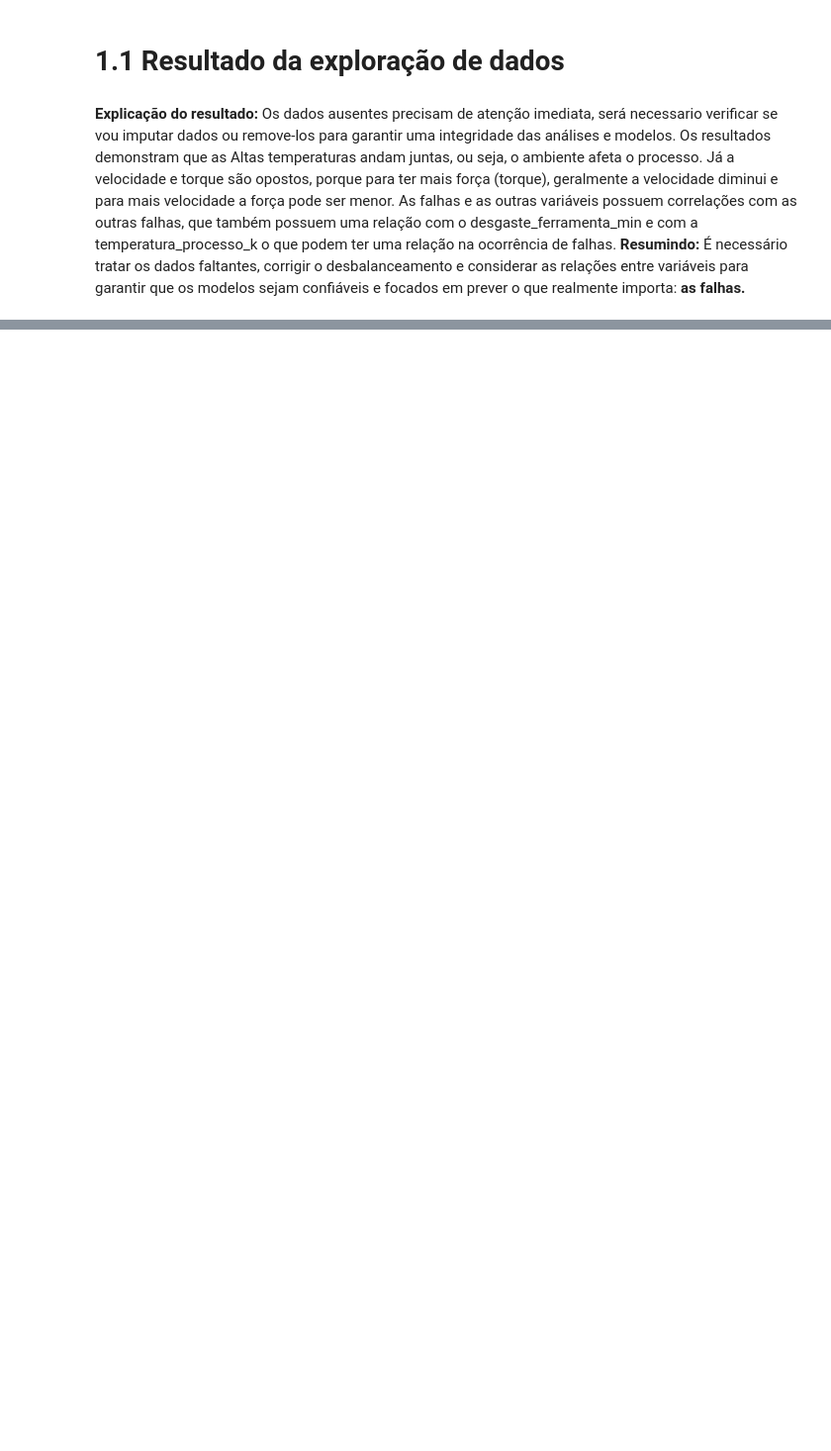
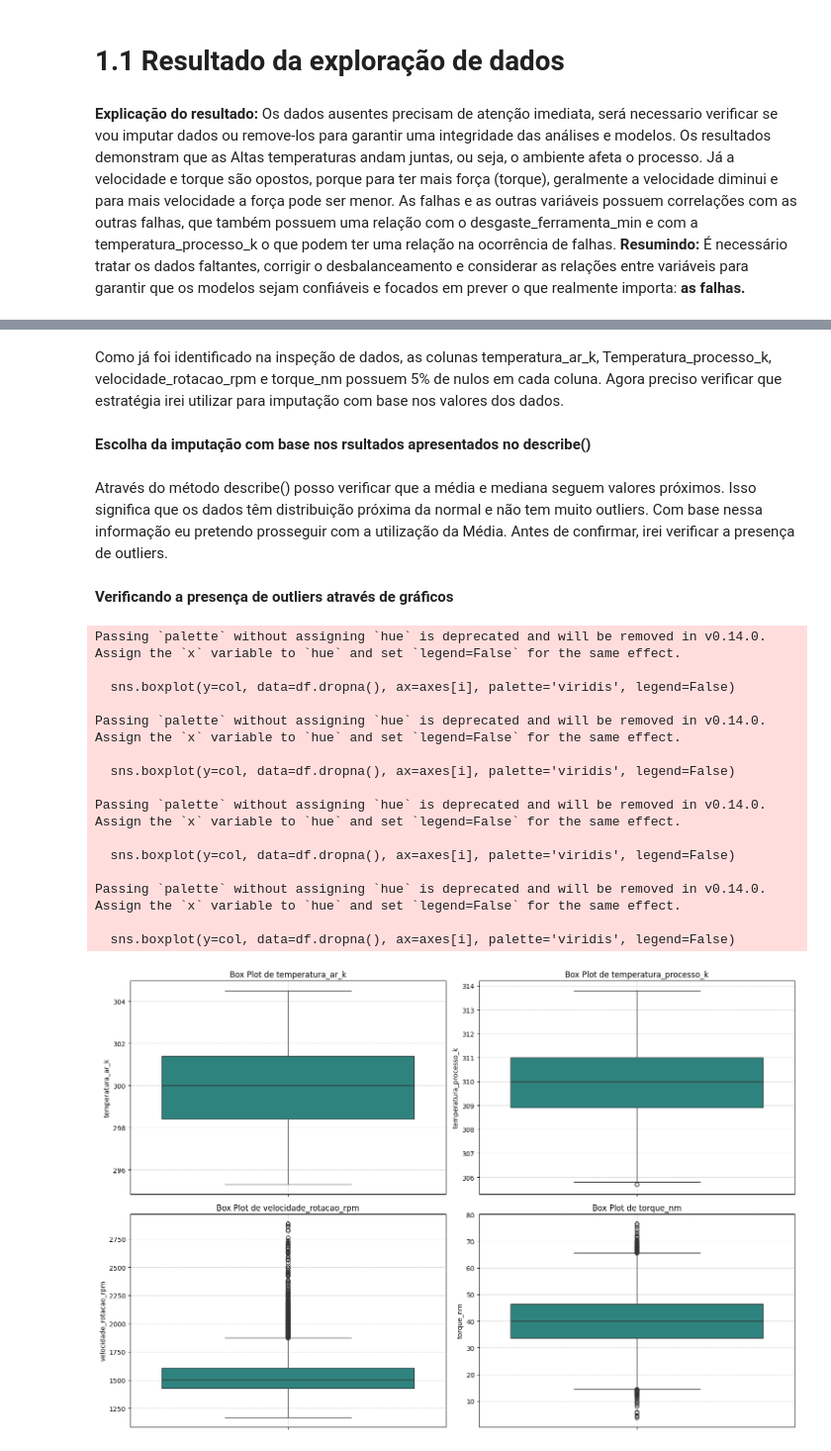
Before and after one commit to nemseibr/SCTEC2026.GEARGUARD, a Jupyter notebook: PROJETO_AVALIATIVO_MÓDULO_1.ipynb, the cells around one changed output, grey strips where cells are left out. Shown at 99% size. Saved outputs shown, nothing was run; the diff lists cells and outputs as text; code cells hidden in the pictures; blank space fills up the shorter version.

Commit message:
Limpeza e Tratamento de dados

```diff
--- a/PROJETO_AVALIATIVO_MÓDULO_1.ipynb
+++ b/PROJETO_AVALIATIVO_MÓDULO_1.ipynb
@@ -187,0 +238,37 @@ plt.show()
+# %% [markdown]
+Como já foi identificado na inspeção de dados, as colunas temperatura_ar_k, Temperatura_processo_k, velocidade_rotacao_rpm e torque_nm possuem 5% de nulos em cada coluna. Agora preciso verificar que estratégia irei utilizar para imputação com base nos valores dos dados.
+# %% [markdown]
+**Escolha da imputação com base nos rsultados apresentados no describe()**
+# %% [markdown]
+Através do método describe() posso verificar que a média e mediana seguem valores próximos. Isso significa que os dados têm distribuição próxima da normal e não tem muito outliers. Com base nessa informação eu pretendo prosseguir com a utilização da Média. Antes de confirmar, irei verificar a presença de outliers.
+# %% [markdown]
+**Verificando a presença de outliers através de gráficos**
+# %%
+fig, axes = plt.subplots(2, 2, figsize=(15, 10))
+axes = axes.flatten()
+
+for i, col in enumerate(preditoras_vars):
+    sns.boxplot(y=col, data=df.dropna(), ax=axes[i], palette='viridis', legend=False)
+    axes[i].set_title(f'Box Plot de {col}')
+    axes[i].set_ylabel(col)
+    axes[i].grid(True, linestyle='--', alpha=0.6)
+
+plt.tight_layout()
+plt.show()
+# %% [output]
+Passing `palette` without assigning `hue` is deprecated and will be removed in v0.14.0. Assign the `x` variable to `hue` and set `legend=False` for the same effect.
+
+  sns.boxplot(y=col, data=df.dropna(), ax=axes[i], palette='viridis', legend=False)
+
+Passing `palette` without assigning `hue` is deprecated and will be removed in v0.14.0. Assign the `x` variable to `hue` and set `legend=False` for the same effect.
+
+  sns.boxplot(y=col, data=df.dropna(), ax=axes[i], palette='viridis', legend=False)
+
+Passing `palette` without assigning `hue` is deprecated and will be removed in v0.14.0. Assign the `x` variable to `hue` and set `legend=False` for the same effect.
+
+  sns.boxplot(y=col, data=df.dropna(), ax=axes[i], palette='viridis', legend=False)
+
+Passing `palette` without assigning `hue` is deprecated and will be removed in v0.14.0. Assign the `x` variable to `hue` and set `legend=False` for the same effect.
+
+  sns.boxplot(y=col, data=df.dropna(), ax=axes[i], palette='viridis', legend=False)
+[figure, added]
```
Also changed, not shown: parts of 19 cells of this notebook.
